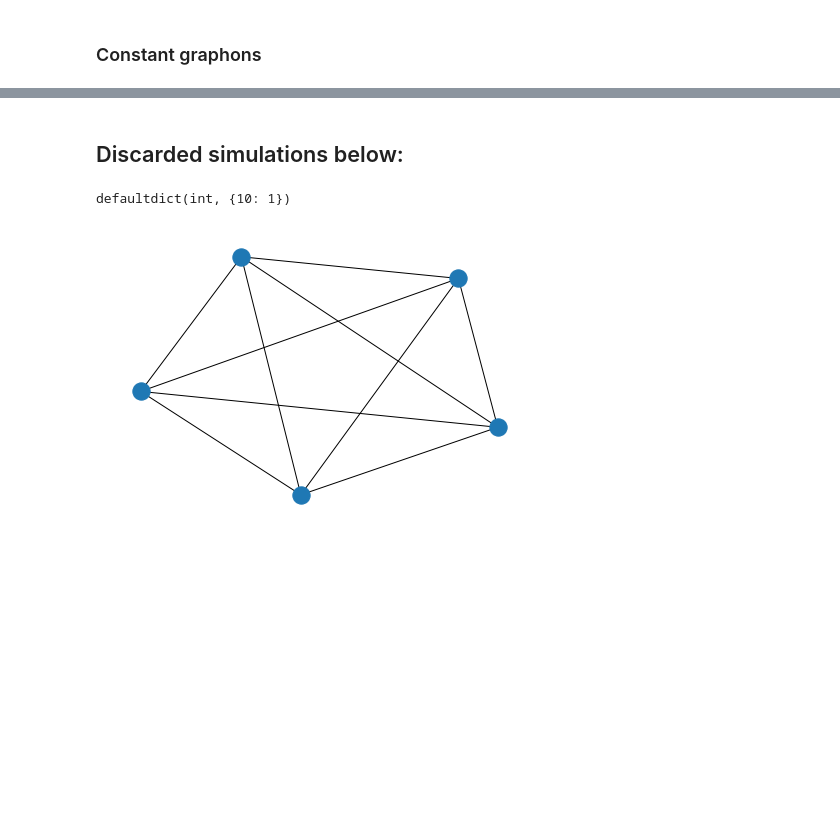
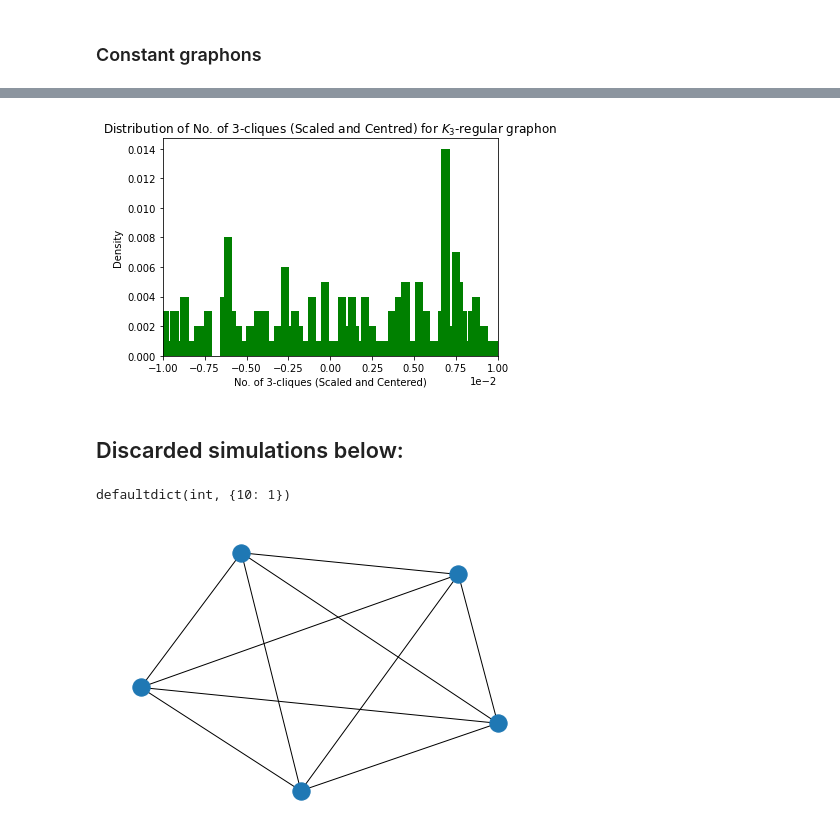
Before and after one commit to ngernest/URPS_Spring_2022, a Jupyter notebook: URPS_Simulations_(fixed).ipynb, the cells around one changed output, grey strips where cells are left out. Saved outputs shown, nothing was run; the diff lists cells and outputs as text; code cells hidden in the pictures; blank space fills up the shorter version.

```diff
--- a/URPS_Simulations_(fixed).ipynb
+++ b/URPS_Simulations_(fixed).ipynb
@@ -130,5 +149,6 @@ simulate_graphon(n, r, num_iterations, W, "$W(x, y) = 1$ if $x$ ≠ $y$ else $0$
 # %%
-n = 50
+# This cell takes 2m24s to run
+n = 100
 r = 3
 interval_bounds = np.linspace(0, 1, num=7)
 def block_graphon(x, y):
@@ -136,39 +156,41 @@ def block_graphon(x, y):
     if interval_bounds[1] <= y <= interval_bounds[2] or interval_bounds[2] <= y <= interval_bounds[3]:
       return 1
     elif interval_bounds[3] <= y <= interval_bounds[4]:
-      return 0.2
+      return 0.7
     else:
       return 0
   elif interval_bounds[1] <= x <= interval_bounds[2]:
     if interval_bounds[0] <= y <= interval_bounds[1] or interval_bounds[2] <= y <= interval_bounds[3]:
       return 1
     else:
       return 0
   elif interval_bounds[2] <= x <= interval_bounds[3]:
     if interval_bounds[0] <= y <= interval_bounds[1] or interval_bounds[1] <= y <= interval_bounds[2]:
       return 1
     else:
       return 0
   elif interval_bounds[3] <= x <= interval_bounds[4]:
     if interval_bounds[4] <= y <= interval_bounds[5] or interval_bounds[5] <= y <= interval_bounds[6]:
       return 1
     elif interval_bounds[0] <= y <= interval_bounds[1]:
-      return 0.2
+      return 0.7
     else:
       return 0
   elif interval_bounds[4] <= x <= interval_bounds[5]:
     if interval_bounds[3] <= y <= interval_bounds[4] or interval_bounds[5] <= y <= interval_bounds[6]:
       return 1
     else:
       return 0
   elif interval_bounds[5] <= x <= interval_bounds[6]:
     if interval_bounds[3] <= y <= interval_bounds[4] or interval_bounds[4] <= y <= interval_bounds[5]:
       return 1
     else:
       return 0
 
 
-simulate_graphon(n, r, 1000, block_graphon, "$K_3$-regular graphon", has_constant_clique_count = False)
+simulate_graphon(n, r, 1000, block_graphon, "$K_3$-regular graphon", has_constant_clique_count = False, is_normal = False)
+# %% [output]
+[figure, added]
 # %% [markdown]
 ## Discarded simulations below:
 # %%
```
Also changed, not shown: parts of 6 cells of this notebook.
